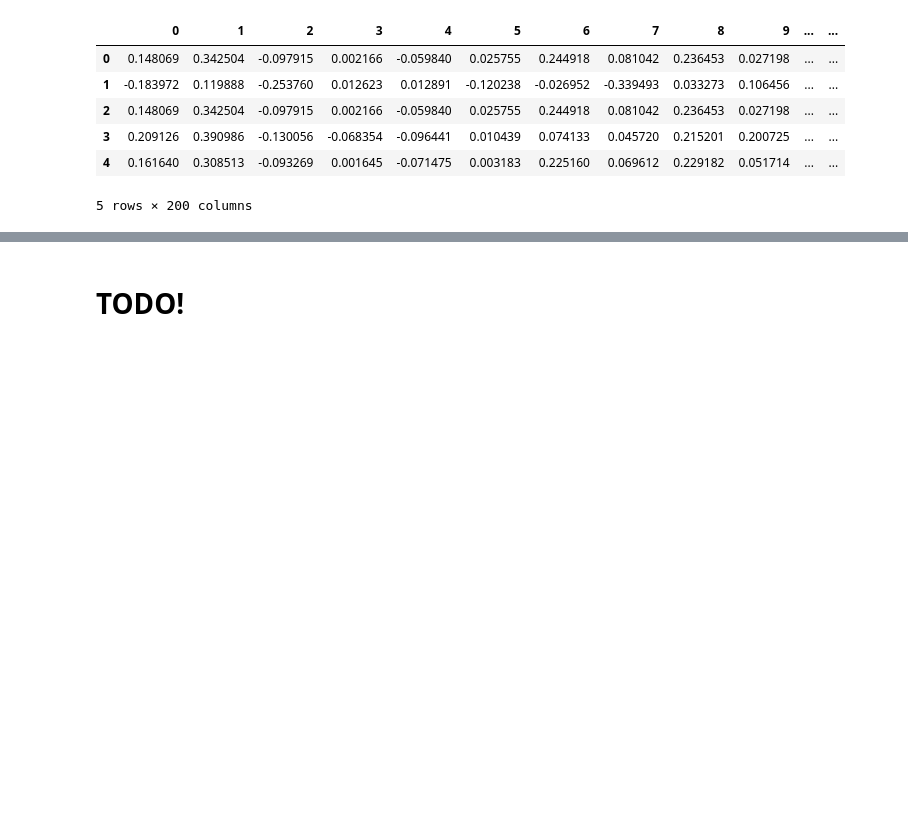
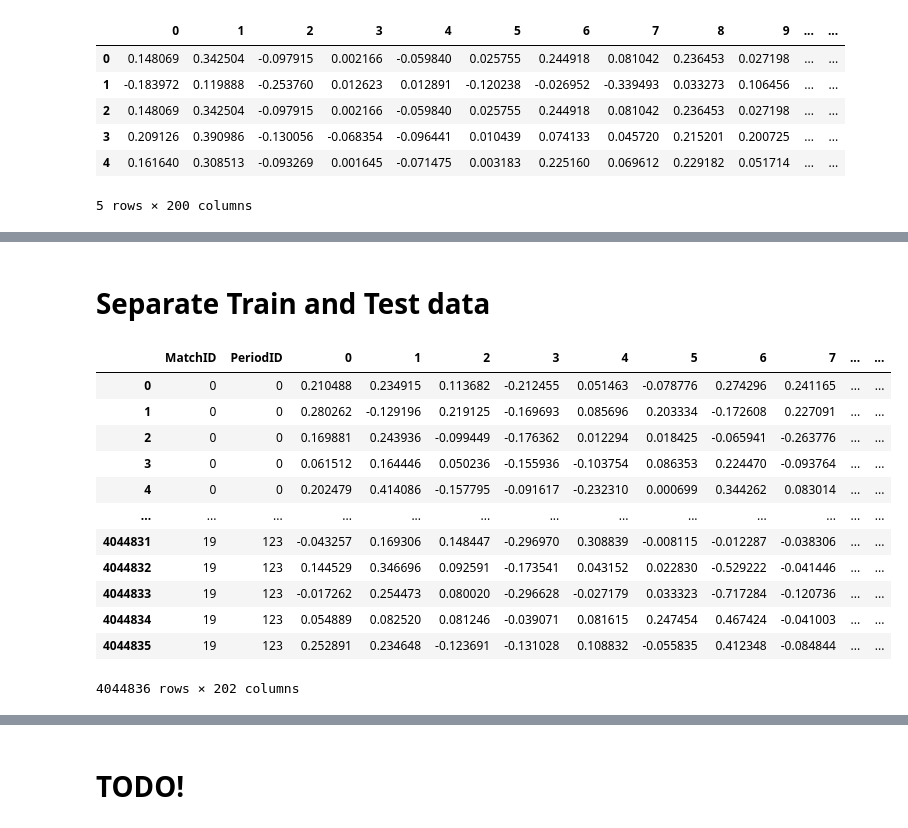
Before and after one commit to vmic2002/DeepLearningChallengeCSC_51054_EP, a Jupyter notebook: Group_challenge_weight_watchers.ipynb, the cells around one changed output, grey strips where cells are left out. Cells and saved outputs as stored; diff of their text form; code cells hidden in the pictures; blank space fills up the shorter version.

Commit message:
Data now formatted in train and test

```diff
--- a/Group_challenge_weight_watchers.ipynb
+++ b/Group_challenge_weight_watchers.ipynb
@@ -36,9 +36,10 @@ embeddings_model = api.load("glove-twitter-200")  # 200-dimensional GloVe embedd
 
 li = []
 for filename in listdir("train_tweets"):
-    print(filename)
-    df = pd.read_csv("train_tweets/" + filename)
-    li.append(df)
+    if filename != '.ipynb_checkpoints':
+        print(filename)
+        df = pd.read_csv("train_tweets/" + filename)
+        li.append(df)
 df = pd.concat(li, ignore_index=True)
 #print(len(df))
 df.head()
@@ -148,0 +160,2 @@ df.head()
+# %% [markdown]
+# Separate Train and Test data
@@ -148,0 +167,26 @@ df.head()
+# %%
+# we should incorporate a certain percentage of EACH match into training data
+# so we have to group by the MatchId
+
+training_data = 0.8 # 80% of each match is part of training data
+
+def get_training_data(group):
+    n = len(group)
+    return group.iloc[:int(n * training_data)]
+
+def get_test_data(group):
+    n = len(group)
+    return group.iloc[int(n * training_data):]
+
+# groupby does not modify df
+df_X_train = df.groupby('MatchID').apply(get_training_data, include_groups=False).reset_index(drop=True)
+
+
+df_X_test = df.groupby('MatchID').apply(get_test_data, include_groups=False).reset_index(drop=True)
+
+# df still unchanged
+# %%
+# groupby removed the MatchID, but the MatchID info is still within the ID column
+# so only keep the MatchID part of the ID column and rename the column
+df_X_train['ID'] = df_X_train['ID'].str.split('_').str[0]
+df_X_train.rename(columns={'ID': 'MatchID'}, inplace=True)
@@ -148,0 +199,23 @@ df.head()
+# %%
+# drop column EventType from df_X_training and df_X_test
+df_X_train.drop('EventType', axis=1, inplace=True)
+df_X_test.drop('EventType', axis=1, inplace=True)
+
+# now df_X_training and df_X_test should have columns MatchID, PeriodID, tweet_vector. Tweet_vector is just 200 columns
+# df_y_training and df_y_test should have 1 column, EventType
+# %%
+df_X_train
+# %% [output]
+|  | MatchID | PeriodID | 0 | 1 | 2 | 3 | 4 | 5 | 6 | 7 | ... | ... |
+| 0 | 0 | 0 | 0.210488 | 0.234915 | 0.113682 | -0.212455 | 0.051463 | -0.078776 | 0.274296 | 0.241165 | ... | ... |
+| 1 | 0 | 0 | 0.280262 | -0.129196 | 0.219125 | -0.169693 | 0.085696 | 0.203334 | -0.172608 | 0.227091 | ... | ... |
+| 2 | 0 | 0 | 0.169881 | 0.243936 | -0.099449 | -0.176362 | 0.012294 | 0.018425 | -0.065941 | -0.263776 | ... | ... |
+| 3 | 0 | 0 | 0.061512 | 0.164446 | 0.050236 | -0.155936 | -0.103754 | 0.086353 | 0.224470 | -0.093764 | ... | ... |
+| 4 | 0 | 0 | 0.202479 | 0.414086 | -0.157795 | -0.091617 | -0.232310 | 0.000699 | 0.344262 | 0.083014 | ... | ... |
+| ... | ... | ... | ... | ... | ... | ... | ... | ... | ... | ... | ... | ... |
+| 4044831 | 19 | 123 | -0.043257 | 0.169306 | 0.148447 | -0.296970 | 0.308839 | -0.008115 | -0.012287 | -0.038306 | ... | ... |
+| 4044832 | 19 | 123 | 0.144529 | 0.346696 | 0.092591 | -0.173541 | 0.043152 | 0.022830 | -0.529222 | -0.041446 | ... | ... |
+| 4044833 | 19 | 123 | -0.017262 | 0.254473 | 0.080020 | -0.296628 | -0.027179 | 0.033323 | -0.717284 | -0.120736 | ... | ... |
+| 4044834 | 19 | 123 | 0.054889 | 0.082520 | 0.081246 | -0.039071 | 0.081615 | 0.247454 | 0.467424 | -0.041003 | ... | ... |
+| 4044835 | 19 | 123 | 0.252891 | 0.234648 | -0.123691 | -0.131028 | 0.108832 | -0.055835 | 0.412348 | -0.084844 | ... | ... |
+4044836 rows × 202 columns
```
Also changed, not shown: parts of 10 cells of this notebook.
